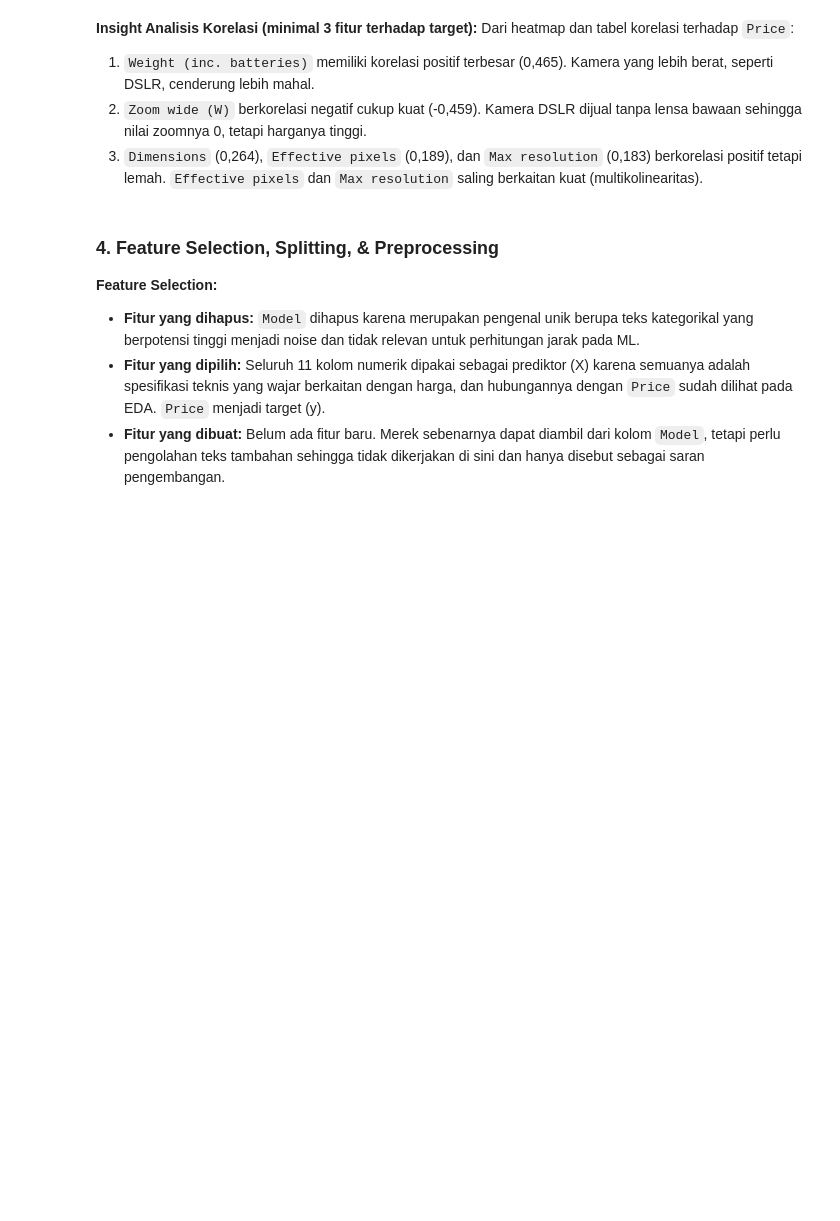
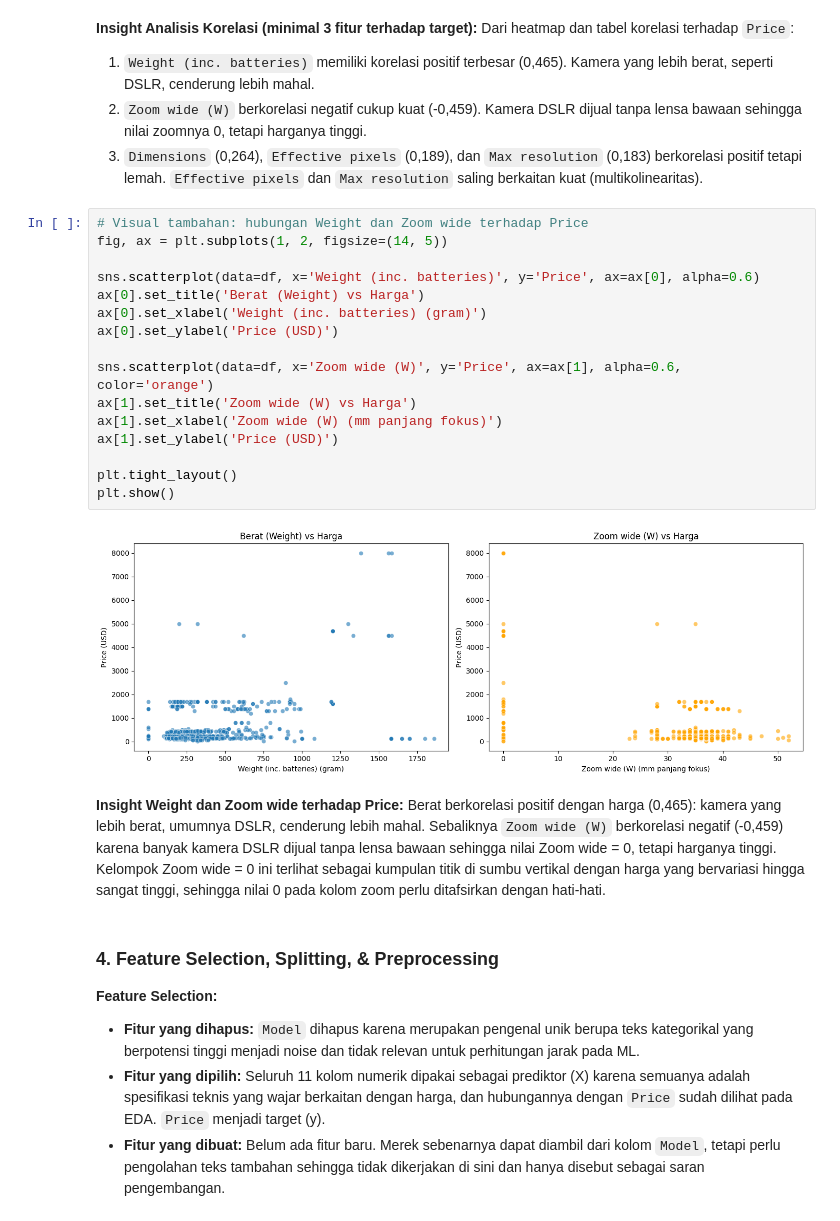
Before and after one commit to alyaceha/51_IFE_pringori, a Jupyter notebook: project_ds.ipynb, the cells around one changed output. Cells and saved outputs as stored; diff of their text form; blank space fills up the shorter version.

Commit message:
Lengkapi notebook: koreksi klaim scaling, insight grafik, cek nilai 0, koefisien Ridge/Lasso, satuan, dan EDA tambahan

```diff
--- a/project_ds.ipynb
+++ b/project_ds.ipynb
@@ -251,6 +276,26 @@ Dari heatmap dan tabel korelasi terhadap `Price`:
 1. `Weight (inc. batteries)` memiliki korelasi positif terbesar (0,465). Kamera yang lebih berat, seperti DSLR, cenderung lebih mahal.
 2. `Zoom wide (W)` berkorelasi negatif cukup kuat (-0,459). Kamera DSLR dijual tanpa lensa bawaan sehingga nilai zoomnya 0, tetapi harganya tinggi.
 3. `Dimensions` (0,264), `Effective pixels` (0,189), dan `Max resolution` (0,183) berkorelasi positif tetapi lemah. `Effective pixels` dan `Max resolution` saling berkaitan kuat (multikolinearitas).
+# %%
+# Visual tambahan: hubungan Weight dan Zoom wide terhadap Price
+fig, ax = plt.subplots(1, 2, figsize=(14, 5))
+
+sns.scatterplot(data=df, x='Weight (inc. batteries)', y='Price', ax=ax[0], alpha=0.6)
+ax[0].set_title('Berat (Weight) vs Harga')
+ax[0].set_xlabel('Weight (inc. batteries) (gram)')
+ax[0].set_ylabel('Price (USD)')
+
+sns.scatterplot(data=df, x='Zoom wide (W)', y='Price', ax=ax[1], alpha=0.6, color='orange')
+ax[1].set_title('Zoom wide (W) vs Harga')
+ax[1].set_xlabel('Zoom wide (W) (mm panjang fokus)')
+ax[1].set_ylabel('Price (USD)')
+
+plt.tight_layout()
+plt.show()
+# %% [output]
+[figure, added]
+# %% [markdown]
+**Insight Weight dan Zoom wide terhadap Price:** Berat berkorelasi positif dengan harga (0,465): kamera yang lebih berat, umumnya DSLR, cenderung lebih mahal. Sebaliknya `Zoom wide (W)` berkorelasi negatif (-0,459) karena banyak kamera DSLR dijual tanpa lensa bawaan sehingga nilai Zoom wide = 0, tetapi harganya tinggi. Kelompok Zoom wide = 0 ini terlihat sebagai kumpulan titik di sumbu vertikal dengan harga yang bervariasi hingga sangat tinggi, sehingga nilai 0 pada kolom zoom perlu ditafsirkan dengan hati-hati.
 # %% [markdown]
 ### **4. Feature Selection, Splitting, & Preprocessing**
 
```
Also changed, not shown: parts of 12 cells of this notebook.
